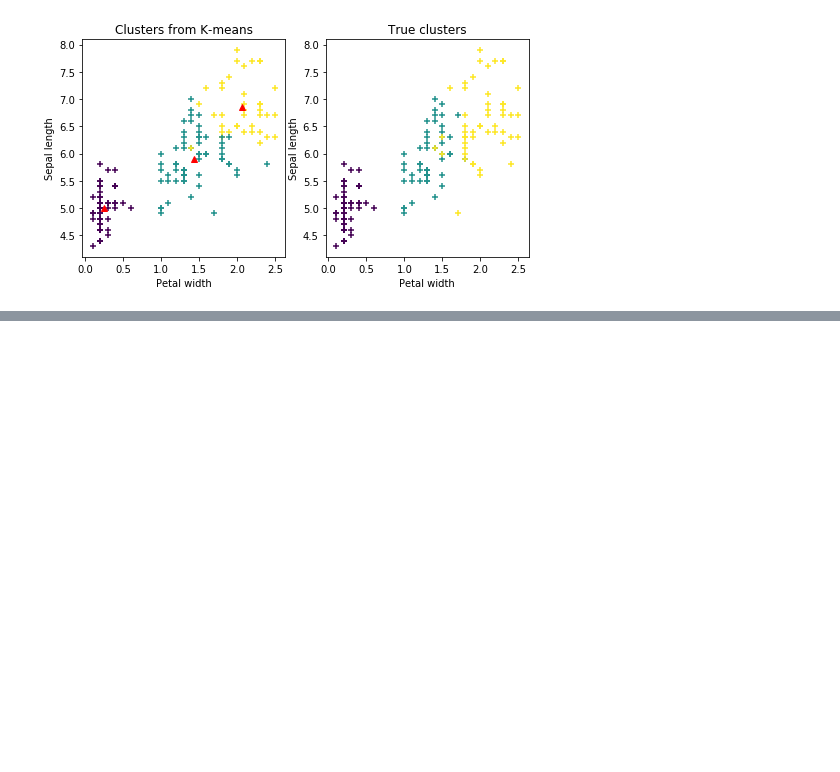
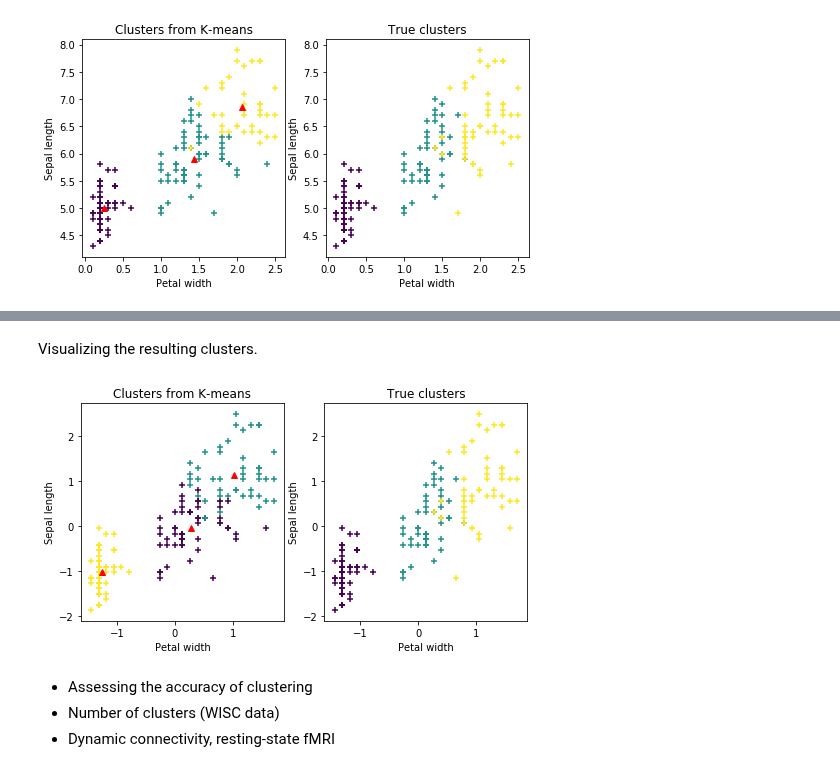
Before and after one commit to sathayas/JupyterfMRIFall2019, a Jupyter notebook: MachineLearning.ipynb, the cells around one changed output, grey strips where cells are left out. Drawn from its saved outputs; the diff is of its cells as text; code cells hidden in the pictures; blank space fills up the shorter version.

```diff
--- a/MachineLearning.ipynb
+++ b/MachineLearning.ipynb
@@ -119,0 +217,34 @@ plt.show()
+# %%
+# K-means clustering
+numClus = 3  # number of clusters
+km = KMeans(n_clusters=numClus)  # defining the clustering object
+km.fit(X)  # actually fitting the data
+y_clus = km.labels_   # clustering info resulting from K-means
+y_cent = km.cluster_centers_  # centroid coordinates
+# %% [markdown]
+Visualizing the resulting clusters.
+# %%
+### plotting the clusters
+plt.figure(figsize=[8,4])
+# First, results from K-means
+plt.subplot(121)
+plt.scatter(X[:,3],X[:,0],c=y_clus,marker='+')
+plt.plot(y_cent[:,3],y_cent[:,0],'r^')  # Ploting centroids
+plt.xlabel('Petal width')
+plt.ylabel('Sepal length')
+plt.title('Clusters from K-means')
+
+# As a comparison, the true clusters
+plt.subplot(122)
+plt.scatter(X[:,3],X[:,0],c=y,marker='+')
+plt.xlabel('Petal width')
+plt.ylabel('Sepal length')
+plt.title('True clusters')
+
+plt.show()
+# %% [output]
+[figure, added]
+# %% [markdown]
+* Assessing the accuracy of clustering
+* Number of clusters (WISC data)
+* Dynamic connectivity, resting-state fMRI
```
Also changed, not shown: parts of 14 cells of this notebook.
